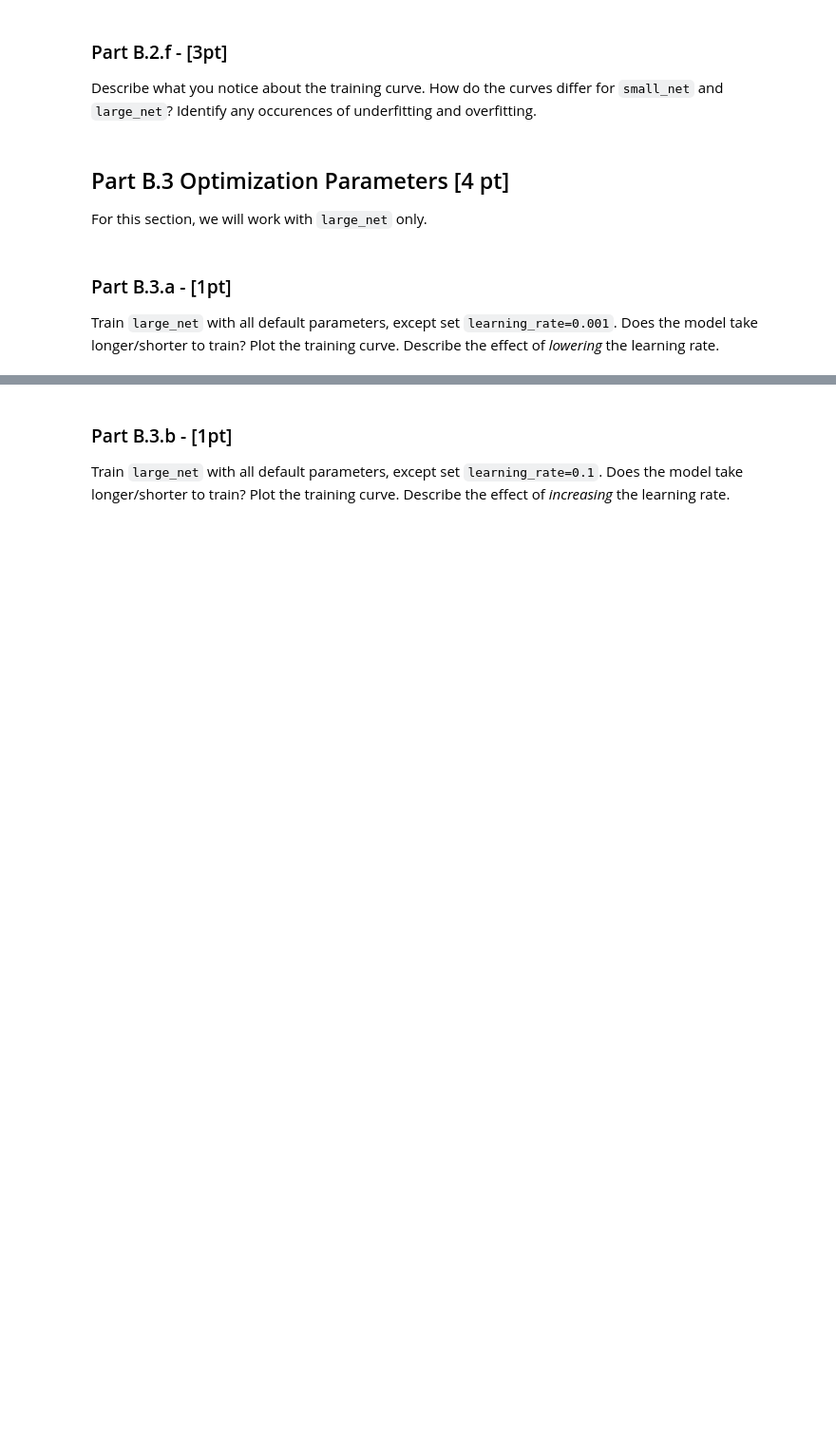
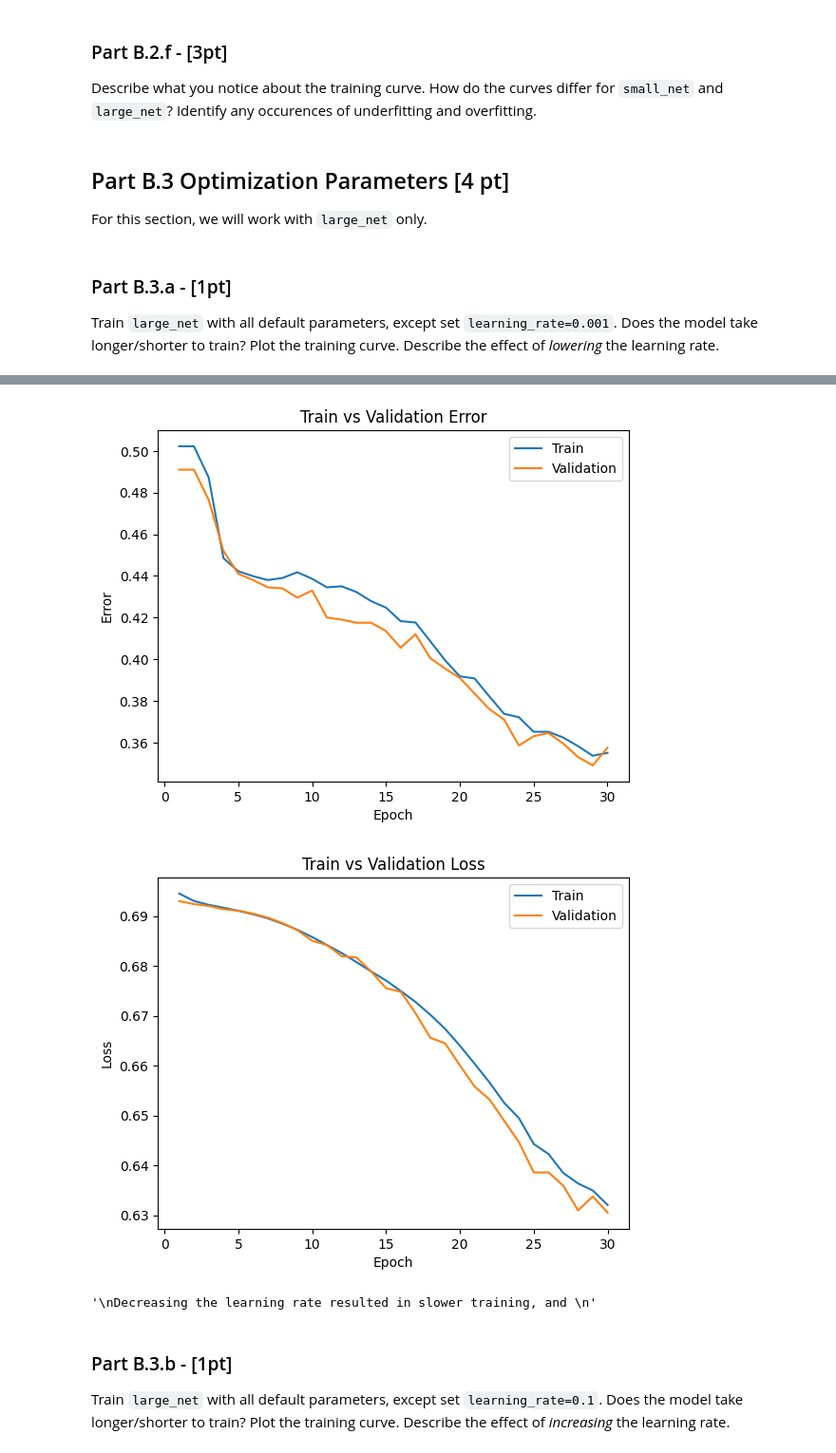
Before and after one commit to khaledgg/MIE1517, a Jupyter notebook: Lab 1/LAB_1_ANN_and_PyTorch.ipynb, the cells around one changed output, grey strips where cells are left out. Shown at 95% size. Drawn from its saved outputs; the diff is of its cells as text; code cells hidden in the pictures; blank space fills up the shorter version.

```diff
--- a/Lab 1/LAB_1_ANN_and_PyTorch.ipynb
+++ b/Lab 1/LAB_1_ANN_and_PyTorch.ipynb
@@ -688,3 +887,13 @@ large_net = LargeNet()
+# %%
+model_path_large_r0_001 = get_model_name("large", batch_size=64, learning_rate=0.001, epoch=29)
+plot_training_curve(model_path_large_r0_001)
+"""
+Decreasing the learning rate typically results in slower training. In our case, it resulted in being able to better converge to a lower validation error and less overfitting.
+"""
+# %% [output]
+[figure, added]
+[figure, added]
+'\nDecreasing the learning rate resulted in slower training, and \n'
 # %% [markdown]
 ### Part B.3.b - [1pt]
 
```
Also changed, not shown: parts of 65 cells of this notebook.
